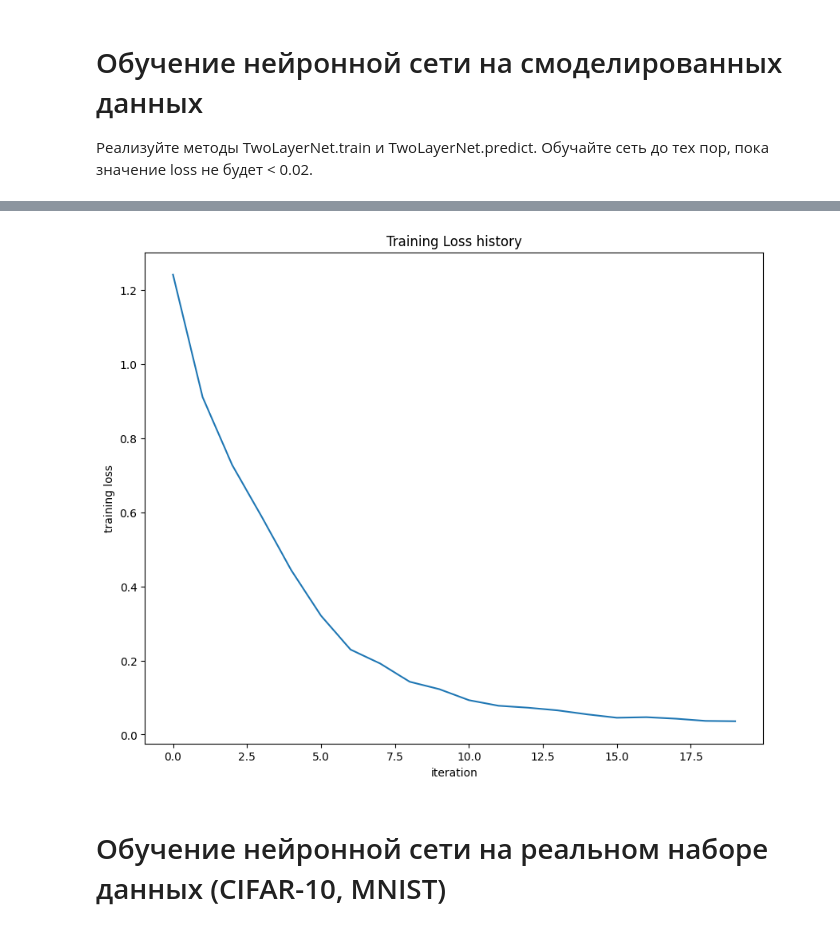
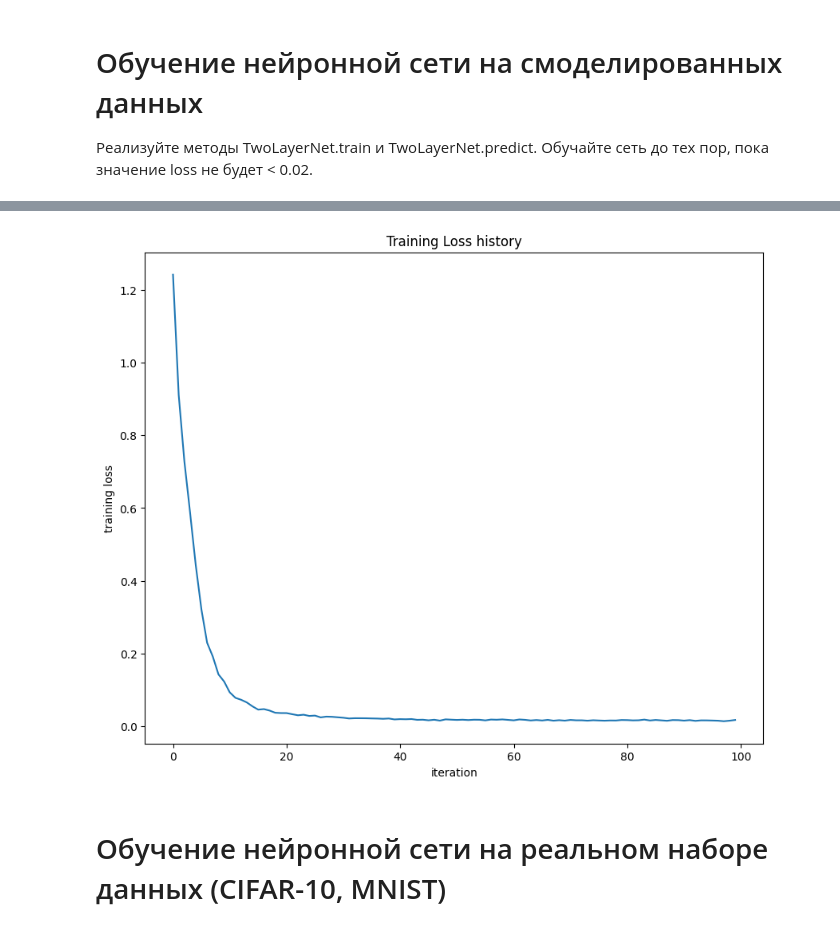
Before and after one commit to DortanMors/DeepDarkLearningLabs, a Jupyter notebook: Task1/assignment2.ipynb, the cells around one changed output, grey strips where cells are left out. Cells and saved outputs as stored; diff of their text form; code cells hidden in the pictures.

```diff
--- a/Task1/assignment2.ipynb
+++ b/Task1/assignment2.ipynb
@@ -120,7 +120,7 @@ b2 max relative error: 4.447677e-11
 net = init_toy_model()
 stats = net.train(X, y, X, y,
             learning_rate=1e-1, reg=5e-6,
-            num_iters=20, verbose=False)
+            num_iters=100, verbose=False)
 
 print('Final training loss: ', stats['loss_history'][-1])
 
@@ -135,4 +135,4 @@ Final training loss:  0.03612683132889971
-[figure, old version]
+[figure, new version]
 # %% [markdown]
 # Обучение нейронной сети на реальном наборе данных (CIFAR-10, MNIST)
 # %% [markdown]
```
Also changed, not shown: parts of 2 cells of this notebook.
